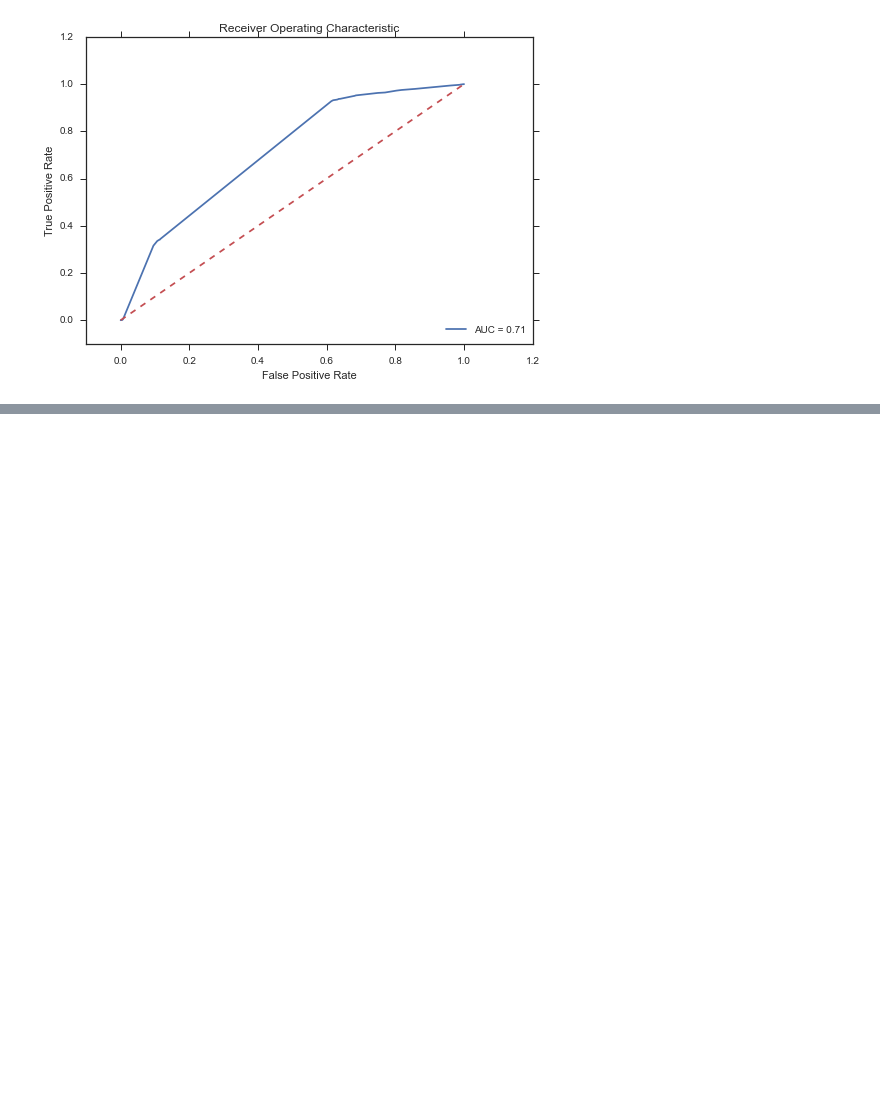
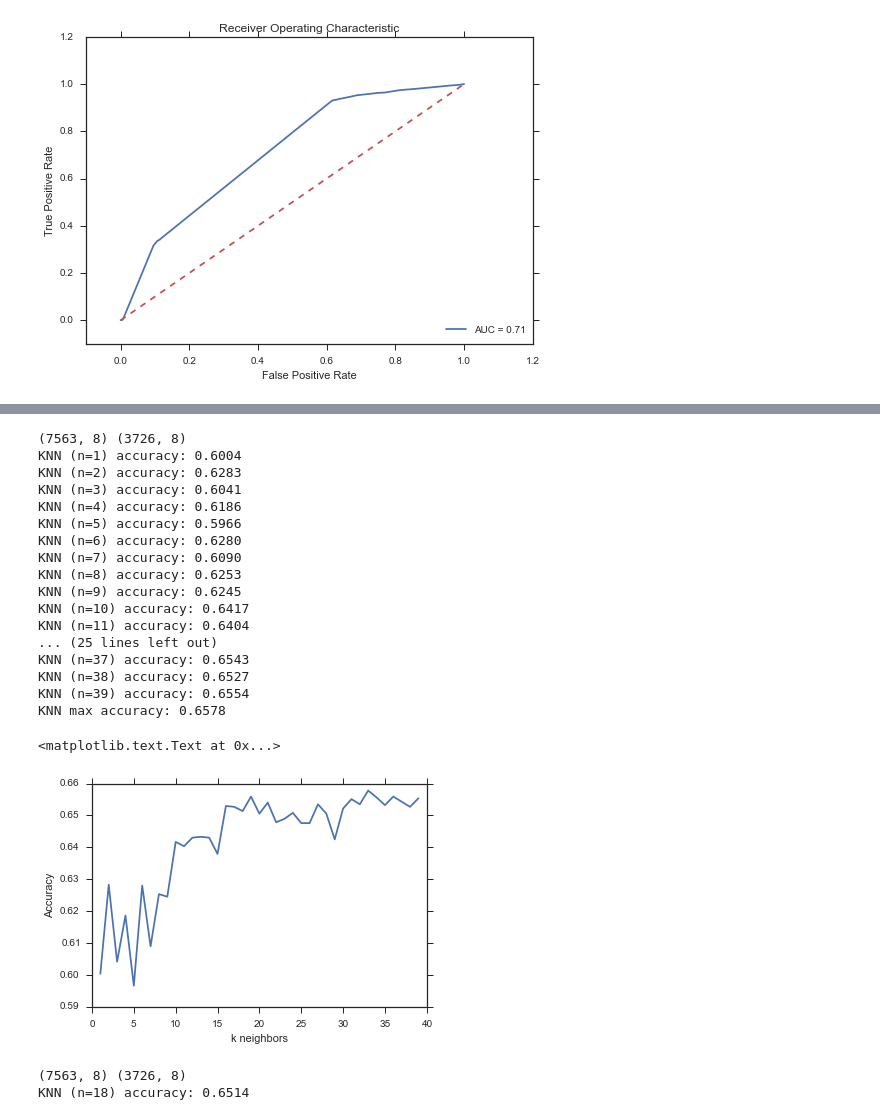
Before and after one commit to rahul-c1/Metis_Project_2, a Jupyter notebook: Metis_Challenge_2_Benchmark_Models.ipynb, the cells around one changed output, grey strips where cells are left out. Cells and saved outputs as stored; diff of their text form; code cells hidden in the pictures; blank space fills up the shorter version.

```diff
--- a/Metis_Challenge_2_Benchmark_Models.ipynb
+++ b/Metis_Challenge_2_Benchmark_Models.ipynb
@@ -502,0 +569,45 @@ plt.show()
+# %%
+print X_train.shape,X_test.shape
+accs = []
+for n in range(1,40):
+    model = KNeighborsClassifier(n_neighbors=n).fit(X_train,Y_train)
+    Y_test_pred = model.predict(X_test)
+    accuracy = metrics.accuracy_score(Y_test, Y_test_pred)
+    accs.append(accuracy)
+    print 'KNN (n=%i) accuracy: %.4f' % (n,accuracy)
+
+print 'KNN max accuracy: %.4f' % max(accs)
+plt.plot(range(1,40), accs)
+plt.xlabel('k neighbors')
+plt.ylabel('Accuracy')
+# %% [output]
+(7563, 8) (3726, 8)
+KNN (n=1) accuracy: 0.6004
+KNN (n=2) accuracy: 0.6283
+KNN (n=3) accuracy: 0.6041
+KNN (n=4) accuracy: 0.6186
+KNN (n=5) accuracy: 0.5966
+KNN (n=6) accuracy: 0.6280
+KNN (n=7) accuracy: 0.6090
+KNN (n=8) accuracy: 0.6253
+KNN (n=9) accuracy: 0.6245
+KNN (n=10) accuracy: 0.6417
+KNN (n=11) accuracy: 0.6404
+... (25 lines left out)
+KNN (n=37) accuracy: 0.6543
+KNN (n=38) accuracy: 0.6527
+KNN (n=39) accuracy: 0.6554
+KNN max accuracy: 0.6578
+<matplotlib.text.Text at 0x...>
+[figure, added]
+# %%
+print X_train.shape,X_test.shape
+n=18
+model = KNeighborsClassifier(n_neighbors=n).fit(X_train,Y_train)
+Y_test_pred = model.predict(X_test)
+accuracy = metrics.accuracy_score(Y_test, Y_test_pred)
+accs.append(accuracy)
+print 'KNN (n=%i) accuracy: %.4f' % (n,accuracy)
+# %% [output]
+(7563, 8) (3726, 8)
+KNN (n=18) accuracy: 0.6514
```
Also changed, not shown: parts of 7 cells of this notebook.
